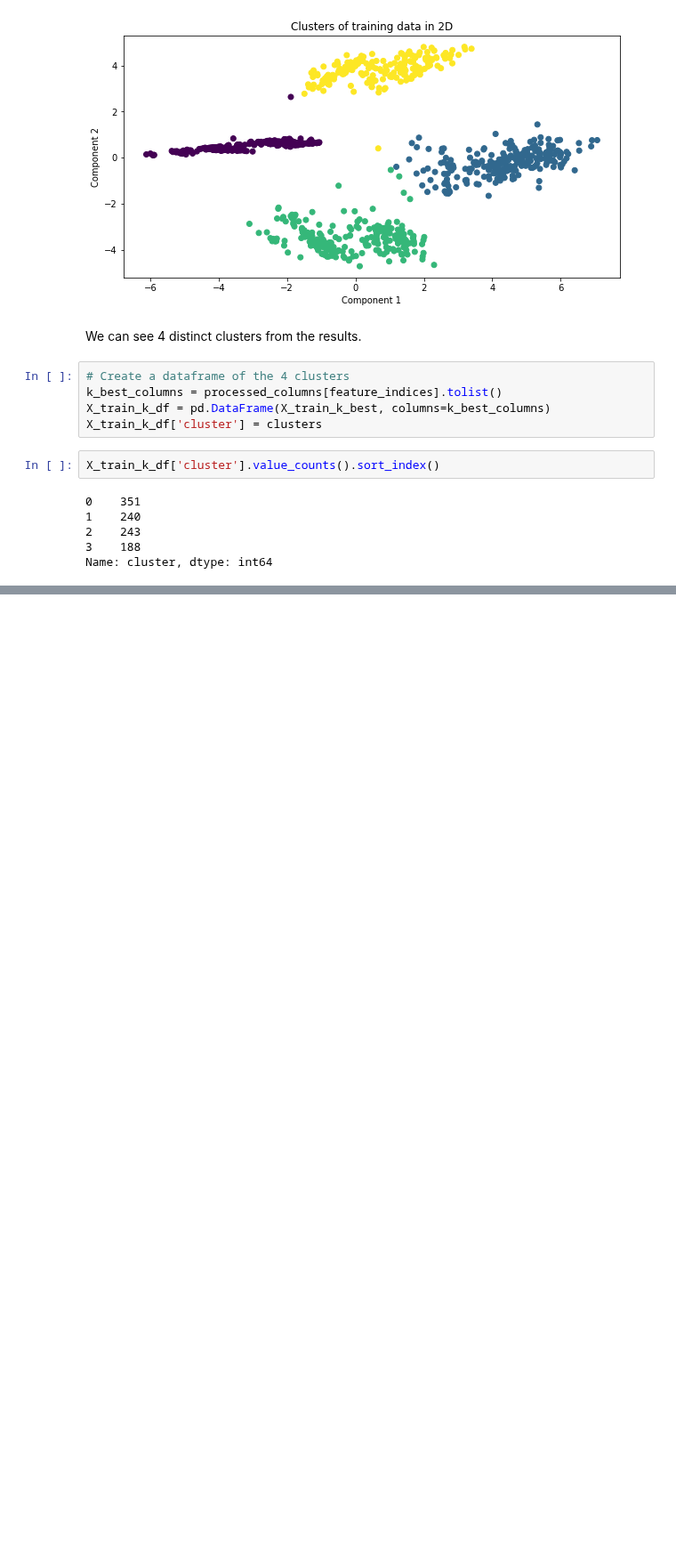
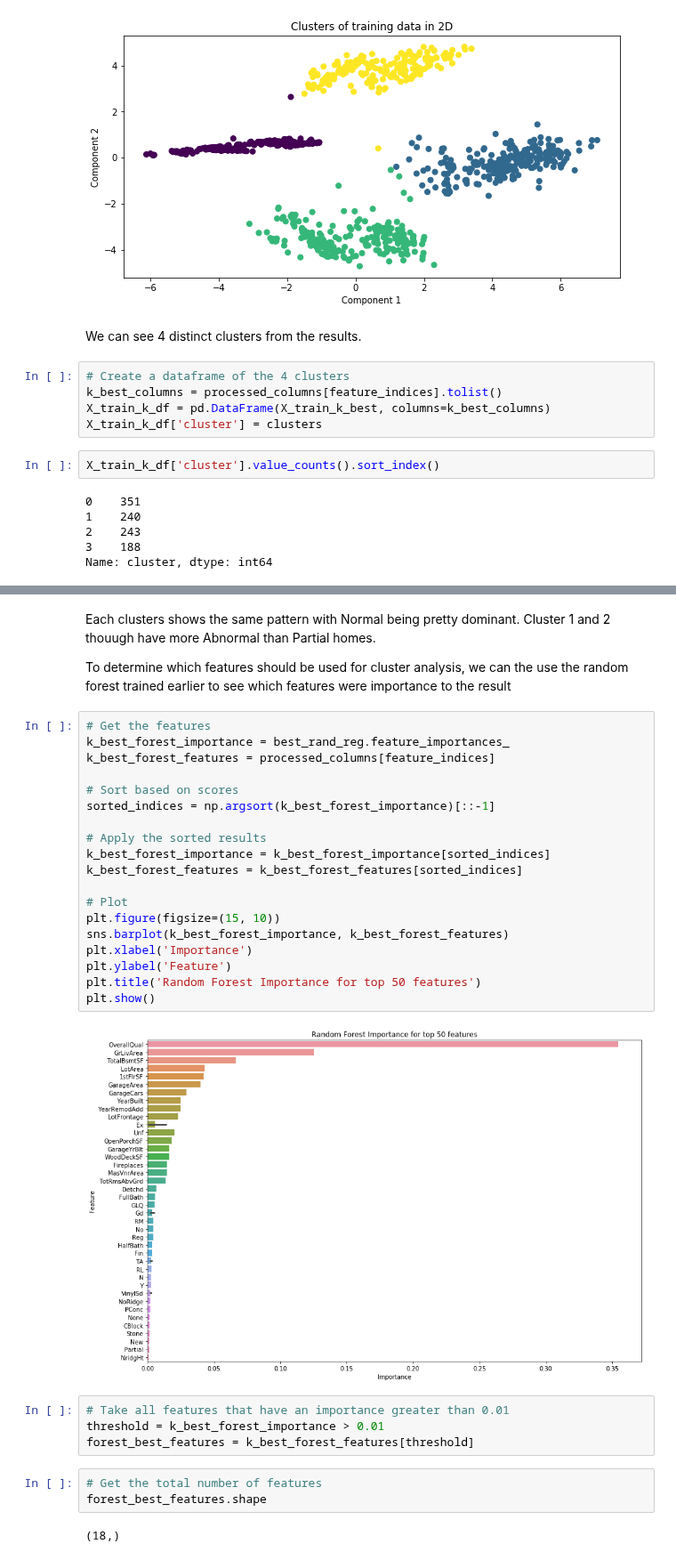
Before and after one commit to Ryan95Z/ml-house-prices, a Jupyter notebook: notebooks/1. ML House Prices - Creating a training dataset.ipynb, the cells around one changed output, grey strips where cells are left out. Shown at 89% size. Cells and saved outputs as stored; diff of their text form; blank space fills up the shorter version.

```diff
--- a/notebooks/1. ML House Prices - Creating a training dataset.ipynb
+++ b/notebooks/1. ML House Prices - Creating a training dataset.ipynb
@@ -498,0 +553,34 @@ X_train_clusters_df.groupby('cluster')
+# %% [markdown]
+Each clusters shows the same pattern with Normal being pretty dominant. Cluster 1 and 2 thouugh have more Abnormal than Partial homes.
+
+To determine which features should be used for cluster analysis, we can the use the random forest trained earlier to see which features were importance to the result
+# %%
+# Get the features
+k_best_forest_importance = best_rand_reg.feature_importances_
+k_best_forest_features = processed_columns[feature_indices]
+
+# Sort based on scores
+sorted_indices = np.argsort(k_best_forest_importance)[::-1]
+
+# Apply the sorted results
+k_best_forest_importance = k_best_forest_importance[sorted_indices]
+k_best_forest_features = k_best_forest_features[sorted_indices]
+
+# Plot
+plt.figure(figsize=(15, 10))
+sns.barplot(k_best_forest_importance, k_best_forest_features)
+plt.xlabel('Importance')
+plt.ylabel('Feature')
+plt.title('Random Forest Importance for top 50 features')
+plt.show()
+# %% [output]
+[figure, added]
+# %%
+# Take all features that have an importance greater than 0.01
+threshold = k_best_forest_importance > 0.01
+forest_best_features = k_best_forest_features[threshold]
+# %%
+# Get the total number of features
+forest_best_features.shape
+# %% [output]
+(18,)
```
Also changed, not shown: parts of 21 cells of this notebook.
